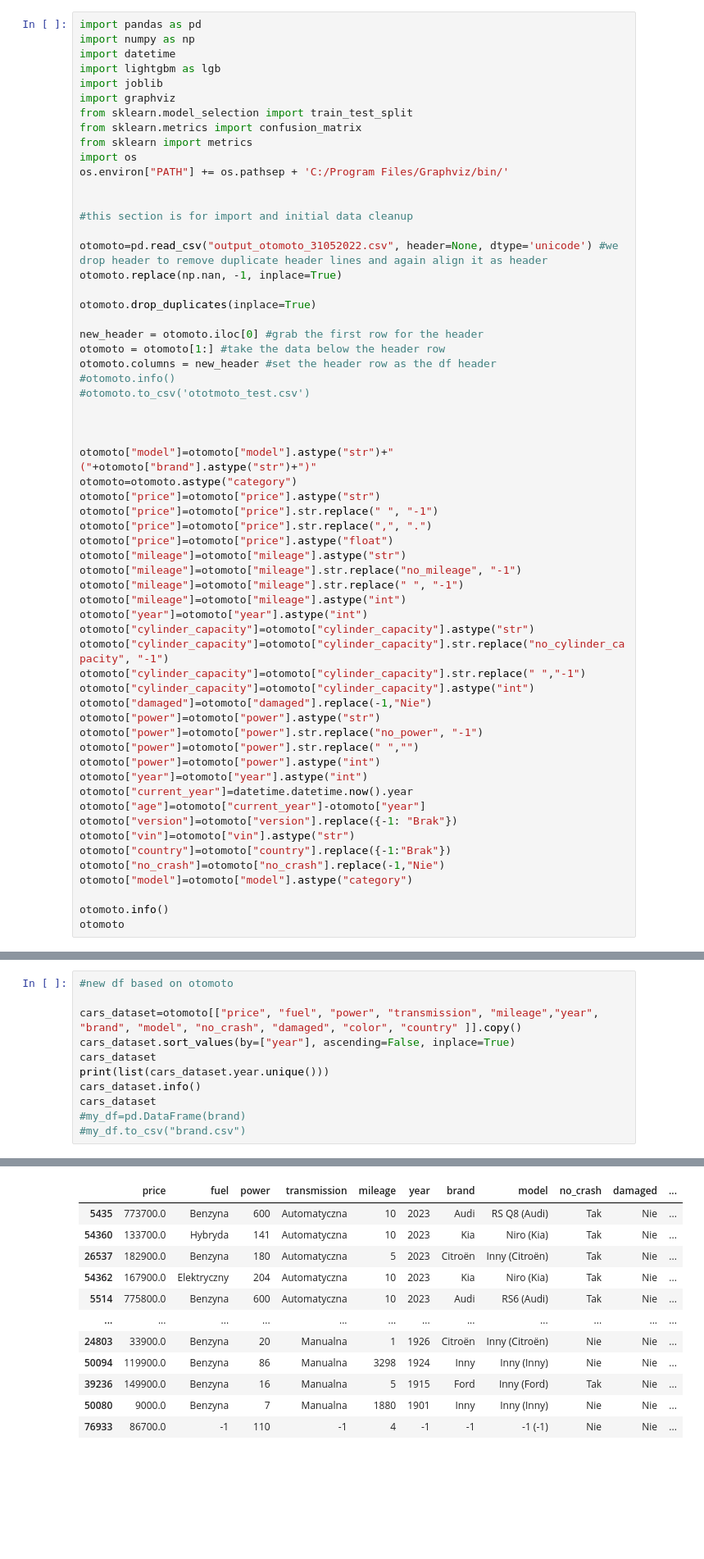
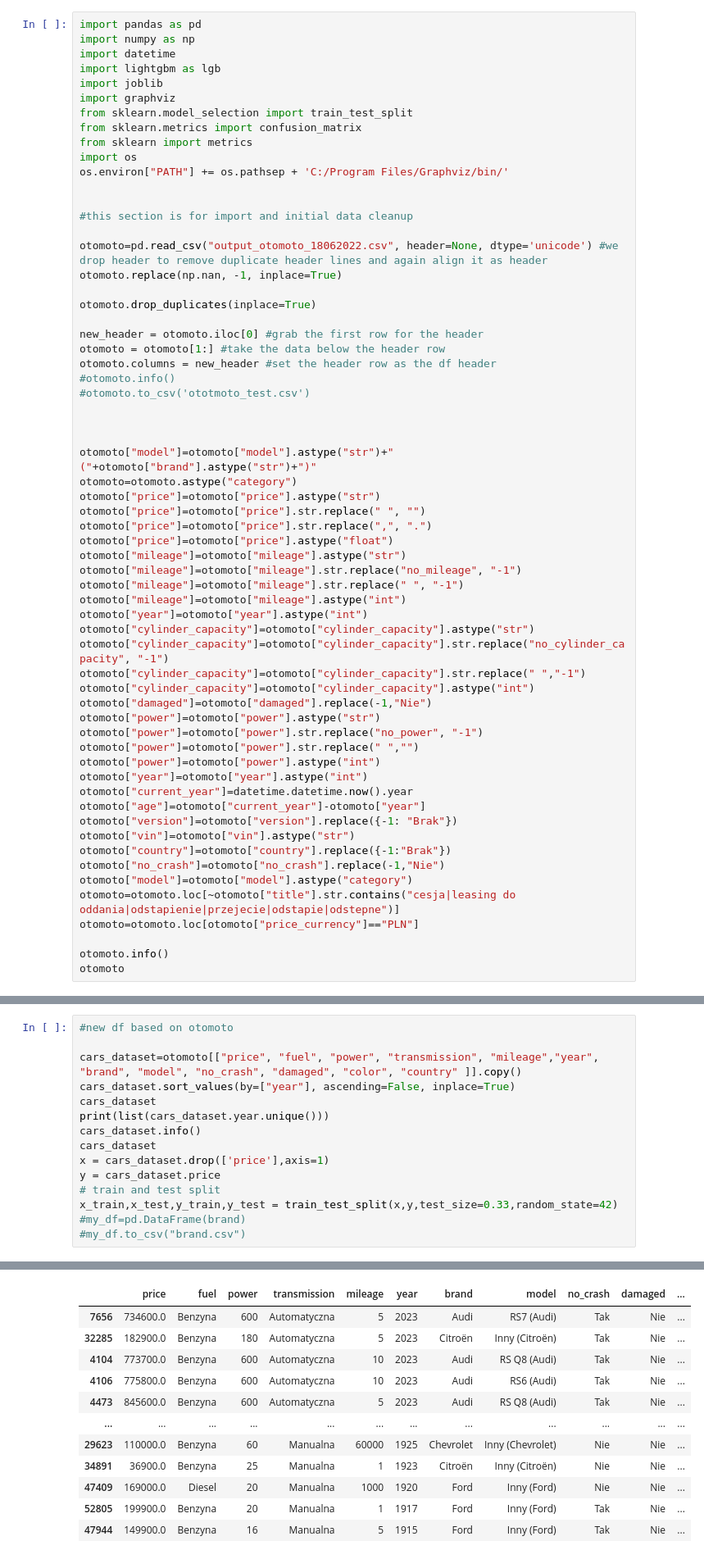
Before and after one commit to pawel-lipinski/ML_car_valuation_otomoto, a Jupyter notebook: otomoto_model_LGBM_light.ipynb, the cells around one changed output, grey strips where cells are left out. Shown at 82% size. Saved outputs shown, nothing was run; the diff lists cells and outputs as text; blank space fills up the shorter version.

```diff
--- a/otomoto_model_LGBM_light.ipynb
+++ b/otomoto_model_LGBM_light.ipynb
@@ -14,7 +14,7 @@ os.environ["PATH"] += os.pathsep + 'C:/Program Files/Graphviz/bin/'
 
 #this section is for import and initial data cleanup
 
-otomoto=pd.read_csv("output_otomoto_31052022.csv", header=None, dtype='unicode') #we drop header to remove duplicate header lines and again align it as header
+otomoto=pd.read_csv("output_otomoto_18062022.csv", header=None, dtype='unicode') #we drop header to remove duplicate header lines and again align it as header
 otomoto.replace(np.nan, -1, inplace=True)
 
 otomoto.drop_duplicates(inplace=True)
@@ -30,7 +30,7 @@ otomoto.columns = new_header #set the header row as the df header
 otomoto["model"]=otomoto["model"].astype("str")+" ("+otomoto["brand"].astype("str")+")"
 otomoto=otomoto.astype("category")
 otomoto["price"]=otomoto["price"].astype("str")
-otomoto["price"]=otomoto["price"].str.replace(" ", "-1")
+otomoto["price"]=otomoto["price"].str.replace(" ", "")
 otomoto["price"]=otomoto["price"].str.replace(",", ".")
 otomoto["price"]=otomoto["price"].astype("float")
 otomoto["mileage"]=otomoto["mileage"].astype("str")
@@ -55,6 +55,8 @@ otomoto["vin"]=otomoto["vin"].astype("str")
 otomoto["country"]=otomoto["country"].replace({-1:"Brak"})
 otomoto["no_crash"]=otomoto["no_crash"].replace(-1,"Nie")
 otomoto["model"]=otomoto["model"].astype("category")
+otomoto=otomoto.loc[~otomoto["title"].str.contains("cesja|leasing do oddania|odstapienie|przejecie|odstapie|odstepne")]
+otomoto=otomoto.loc[otomoto["price_currency"]=="PLN"]
 
 otomoto.info()
 otomoto
@@ -130,6 +100,10 @@ cars_dataset
 print(list(cars_dataset.year.unique()))
 cars_dataset.info()
 cars_dataset
+x = cars_dataset.drop(['price'],axis=1)
+y = cars_dataset.price
+# train and test split
+x_train,x_test,y_train,y_test = train_test_split(x,y,test_size=0.33,random_state=42)
 #my_df=pd.DataFrame(brand)
 #my_df.to_csv("brand.csv")
 # %% [output]
@@ -156,12 +130,12 @@ memory usage: 4.9 MB
 |  | price | fuel | power | transmission | mileage | year | brand | model | no_crash | damaged | ... |
-| 5435 | 773700.0 | Benzyna | 600 | Automatyczna | 10 | 2023 | Audi | RS Q8 (Audi) | Tak | Nie | ... |
-| 54360 | 133700.0 | Hybryda | 141 | Automatyczna | 10 | 2023 | Kia | Niro (Kia) | Tak | Nie | ... |
-| 26537 | 182900.0 | Benzyna | 180 | Automatyczna | 5 | 2023 | Citroën | Inny (Citroën) | Tak | Nie | ... |
-| 54362 | 167900.0 | Elektryczny | 204 | Automatyczna | 10 | 2023 | Kia | Niro (Kia) | Tak | Nie | ... |
-| 5514 | 775800.0 | Benzyna | 600 | Automatyczna | 10 | 2023 | Audi | RS6 (Audi) | Tak | Nie | ... |
+| 7656 | 734600.0 | Benzyna | 600 | Automatyczna | 5 | 2023 | Audi | RS7 (Audi) | Tak | Nie | ... |
+| 32285 | 182900.0 | Benzyna | 180 | Automatyczna | 5 | 2023 | Citroën | Inny (Citroën) | Tak | Nie | ... |
+| 4104 | 773700.0 | Benzyna | 600 | Automatyczna | 10 | 2023 | Audi | RS Q8 (Audi) | Tak | Nie | ... |
+| 4106 | 775800.0 | Benzyna | 600 | Automatyczna | 10 | 2023 | Audi | RS6 (Audi) | Tak | Nie | ... |
+| 4473 | 845600.0 | Benzyna | 600 | Automatyczna | 5 | 2023 | Audi | RS Q8 (Audi) | Tak | Nie | ... |
 | ... | ... | ... | ... | ... | ... | ... | ... | ... | ... | ... | ... |
-| 24803 | 33900.0 | Benzyna | 20 | Manualna | 1 | 1926 | Citroën | Inny (Citroën) | Nie | Nie | ... |
-| 50094 | 119900.0 | Benzyna | 86 | Manualna | 3298 | 1924 | Inny | Inny (Inny) | Nie | Nie | ... |
-| 39236 | 149900.0 | Benzyna | 16 | Manualna | 5 | 1915 | Ford | Inny (Ford) | Tak | Nie | ... |
-| 50080 | 9000.0 | Benzyna | 7 | Manualna | 1880 | 1901 | Inny | Inny (Inny) | Nie | Nie | ... |
-| 76933 | 86700.0 | -1 | 110 | -1 | 4 | -1 | -1 | -1 (-1) | Nie | Nie | ... |
+| 29623 | 110000.0 | Benzyna | 60 | Manualna | 60000 | 1925 | Chevrolet | Inny (Chevrolet) | Nie | Nie | ... |
+| 34891 | 36900.0 | Benzyna | 25 | Manualna | 1 | 1923 | Citroën | Inny (Citroën) | Nie | Nie | ... |
+| 47409 | 169000.0 | Diesel | 20 | Manualna | 1000 | 1920 | Ford | Inny (Ford) | Nie | Nie | ... |
+| 52805 | 199900.0 | Benzyna | 20 | Manualna | 1 | 1917 | Ford | Inny (Ford) | Tak | Nie | ... |
+| 47944 | 149900.0 | Benzyna | 16 | Manualna | 5 | 1915 | Ford | Inny (Ford) | Tak | Nie | ... |
```
Also changed, not shown: parts of 6 cells of this notebook, 2 other files.
